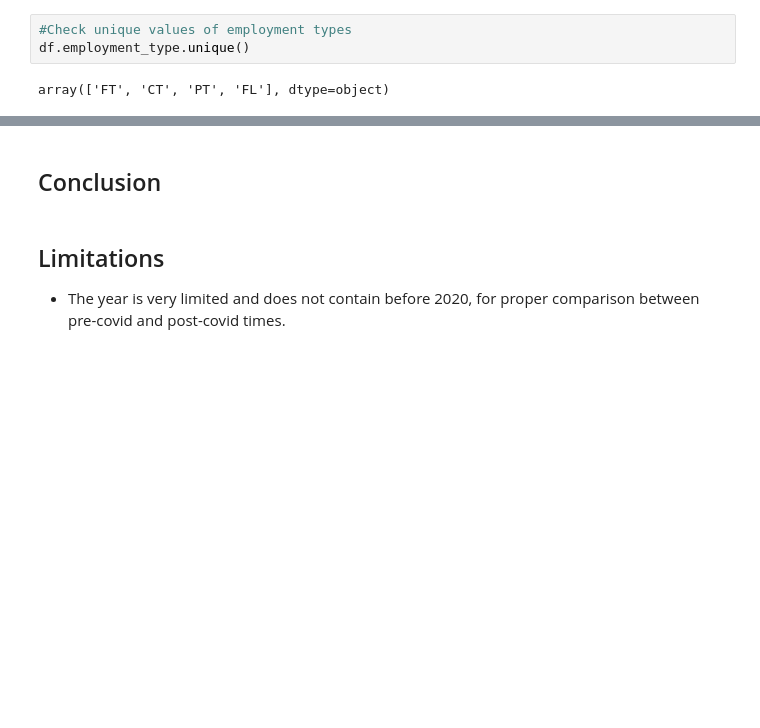
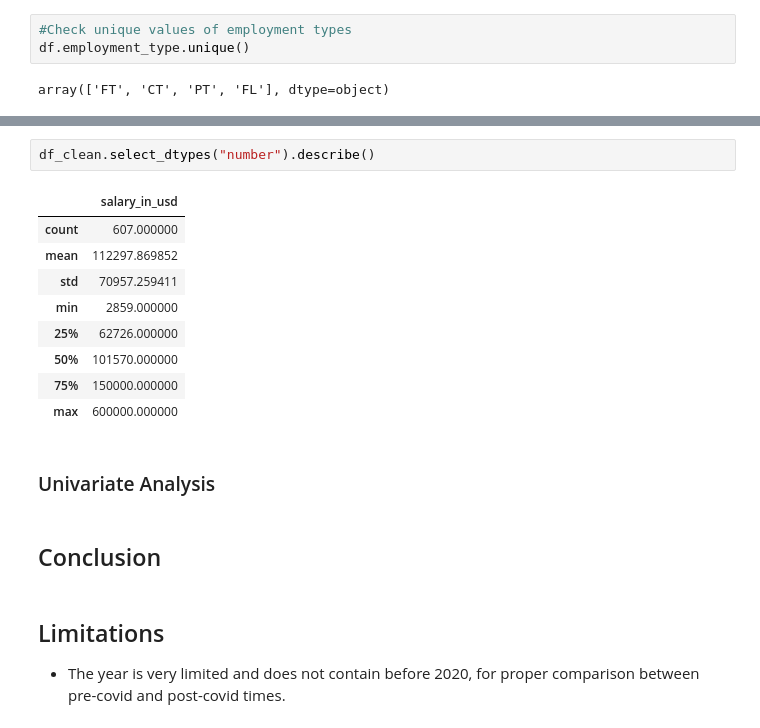
Before and after one commit to deelight-del/EDA_Data_science_salaries, a Jupyter notebook: EDA notebook.ipynb, the cells around one changed output, grey strips where cells are left out. Cells and saved outputs as stored; diff of their text form; blank space fills up the shorter version.

```diff
--- a/EDA notebook.ipynb
+++ b/EDA notebook.ipynb
@@ -117,3 +464,17 @@ array(['FT', 'CT', 'PT', 'FL'], dtype=object)
+# %%
+df_clean.select_dtypes("number").describe()
+# %% [output]
+|  | salary_in_usd |
+| count | 607.000000 |
+| mean | 112297.869852 |
+| std | 70957.259411 |
+| min | 2859.000000 |
+| 25% | 62726.000000 |
+| 50% | 101570.000000 |
+| 75% | 150000.000000 |
+| max | 600000.000000 |
+# %% [markdown]
+### Univariate Analysis
 # %% [markdown]
 ## Conclusion
 # %% [markdown]
```
Also changed, not shown: parts of 57 cells of this notebook, 1 other file.
